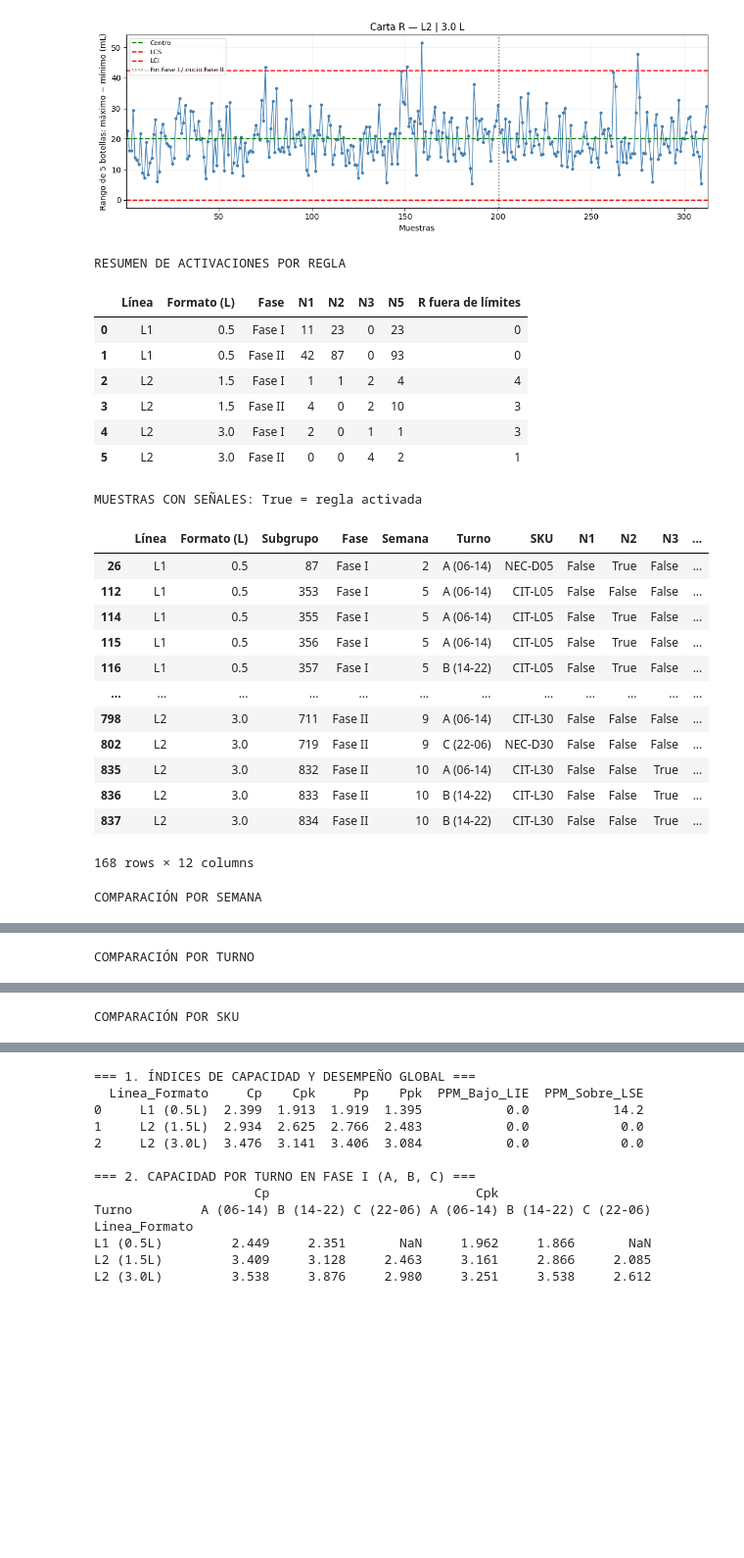
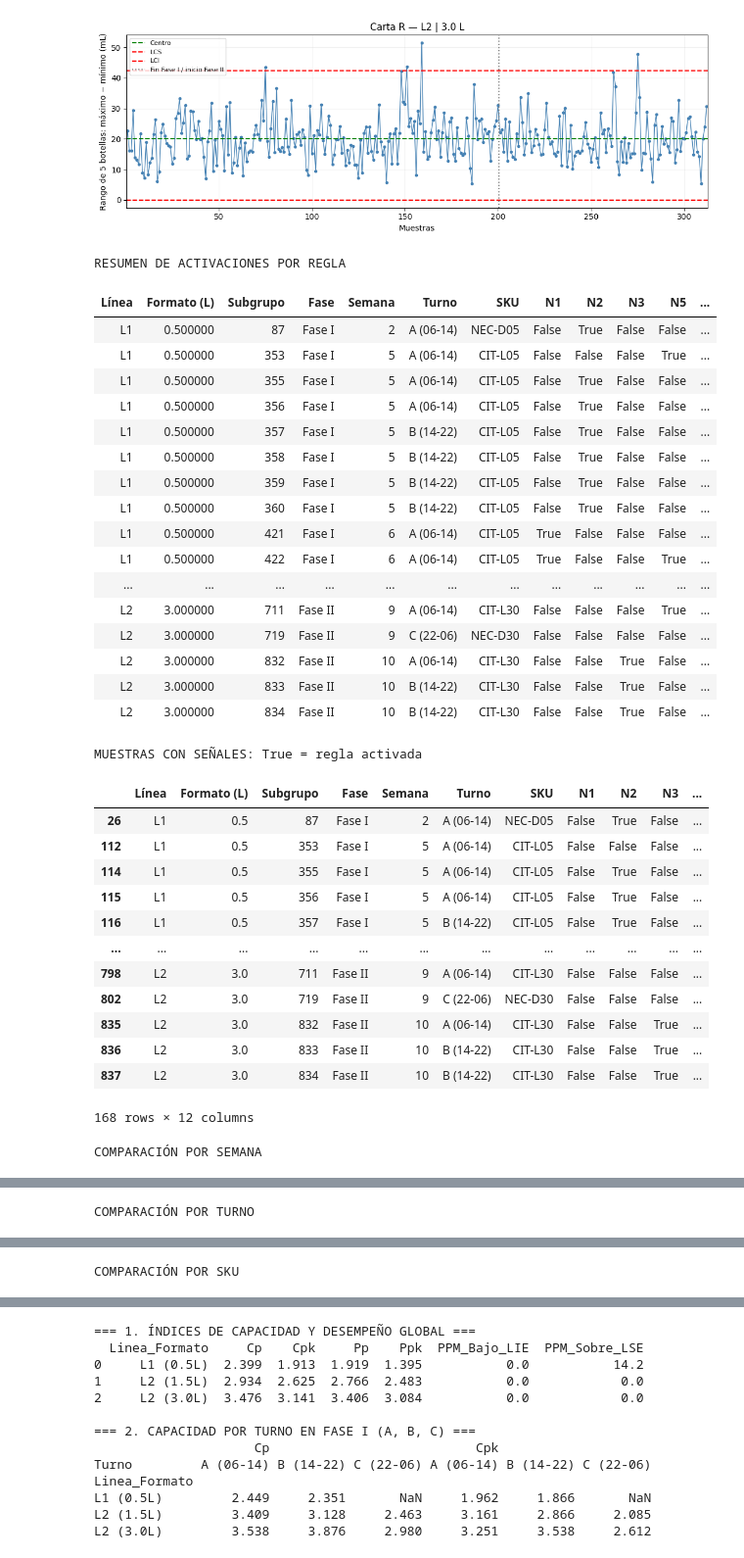
Before and after one commit to tipismaca/Trabajo-Bebidas-del-Maipo-SA, a Jupyter notebook: CasodeEstudio.ipynb, the cells around one changed output, grey strips where cells are left out. Shown at 98% size. Saved outputs shown, nothing was run; the diff lists cells and outputs as text; code cells hidden in the pictures; blank space fills up the shorter version.

```diff
--- a/CasodeEstudio.ipynb
+++ b/CasodeEstudio.ipynb
@@ -255,7 +255,7 @@ resumen_reglas = resumen_reglas.rename(columns={
 })
 
 print('RESUMEN DE ACTIVACIONES POR REGLA')
-display(resumen_reglas)
+display(detalle.style.hide(axis='index'))
 
 
 # 4. TABLA DE MUESTRAS CON SEÑALES
@@ -283,40 +283,50 @@ display(detalle)
 
 # 5. COMPARAR POR SEMANA, TURNO Y SKU
 
 for campo in ['semana', 'turno', 'sku']:
 
     comparacion = df_control.groupby(
         ['linea', 'formato_L', campo]
     ).agg(
         muestras=('subgrupo', 'count'),
         con_alerta=('alerta', 'sum')
     ).reset_index()
 
     comparacion['porcentaje'] = (
         100 * comparacion['con_alerta']
         / comparacion['muestras']
     )
 
     comparacion = comparacion.rename(columns={
         'linea': 'Línea',
         'formato_L': 'Formato (L)',
         campo: campo.capitalize(),
         'muestras': 'Muestras observadas',
         'con_alerta': 'Muestras con señal',
         'porcentaje': '% con señal'
     })
 
     print(f'COMPARACIÓN POR {campo.upper()}')
     display(comparacion.round(2))
 # %% [output]
 RESUMEN DE ACTIVACIONES POR REGLA
-|  | Línea | Formato (L) | Fase | N1 | N2 | N3 | N5 | R fuera de límites |
-| 0 | L1 | 0.5 | Fase I | 11 | 23 | 0 | 23 | 0 |
-| 1 | L1 | 0.5 | Fase II | 42 | 87 | 0 | 93 | 0 |
-| 2 | L2 | 1.5 | Fase I | 1 | 1 | 2 | 4 | 4 |
-| 3 | L2 | 1.5 | Fase II | 4 | 0 | 2 | 10 | 3 |
-| 4 | L2 | 3.0 | Fase I | 2 | 0 | 1 | 1 | 3 |
-| 5 | L2 | 3.0 | Fase II | 0 | 0 | 4 | 2 | 1 |
+| Línea | Formato (L) | Subgrupo | Fase | Semana | Turno | SKU | N1 | N2 | N3 | N5 | ... |
+| L1 | 0.500000 | 87 | Fase I | 2 | A (06-14) | NEC-D05 | False | True | False | False | ... |
+| L1 | 0.500000 | 353 | Fase I | 5 | A (06-14) | CIT-L05 | False | False | False | True | ... |
+| L1 | 0.500000 | 355 | Fase I | 5 | A (06-14) | CIT-L05 | False | True | False | False | ... |
+| L1 | 0.500000 | 356 | Fase I | 5 | A (06-14) | CIT-L05 | False | True | False | False | ... |
+| L1 | 0.500000 | 357 | Fase I | 5 | B (14-22) | CIT-L05 | False | True | False | False | ... |
+| L1 | 0.500000 | 358 | Fase I | 5 | B (14-22) | CIT-L05 | False | True | False | False | ... |
+| L1 | 0.500000 | 359 | Fase I | 5 | B (14-22) | CIT-L05 | False | True | False | False | ... |
+| L1 | 0.500000 | 360 | Fase I | 5 | B (14-22) | CIT-L05 | False | True | False | False | ... |
+| L1 | 0.500000 | 421 | Fase I | 6 | A (06-14) | CIT-L05 | True | False | False | False | ... |
+| L1 | 0.500000 | 422 | Fase I | 6 | A (06-14) | CIT-L05 | True | False | False | True | ... |
+| ... | ... | ... | ... | ... | ... | ... | ... | ... | ... | ... | ... |
+| L2 | 3.000000 | 711 | Fase II | 9 | A (06-14) | CIT-L30 | False | False | False | True | ... |
+| L2 | 3.000000 | 719 | Fase II | 9 | C (22-06) | NEC-D30 | False | False | False | False | ... |
+| L2 | 3.000000 | 832 | Fase II | 10 | A (06-14) | CIT-L30 | False | False | True | False | ... |
+| L2 | 3.000000 | 833 | Fase II | 10 | B (14-22) | CIT-L30 | False | False | True | False | ... |
+| L2 | 3.000000 | 834 | Fase II | 10 | B (14-22) | CIT-L30 | False | False | True | False | ... |
 MUESTRAS CON SEÑALES: True = regla activada
 |  | Línea | Formato (L) | Subgrupo | Fase | Semana | Turno | SKU | N1 | N2 | N3 | ... |
 | 26 | L1 | 0.5 | 87 | Fase I | 2 | A (06-14) | NEC-D05 | False | True | False | ... |
```
